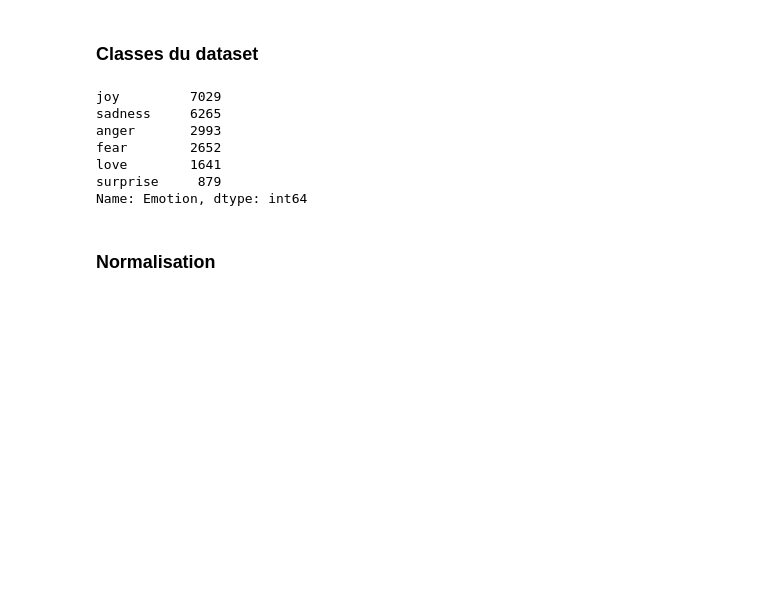
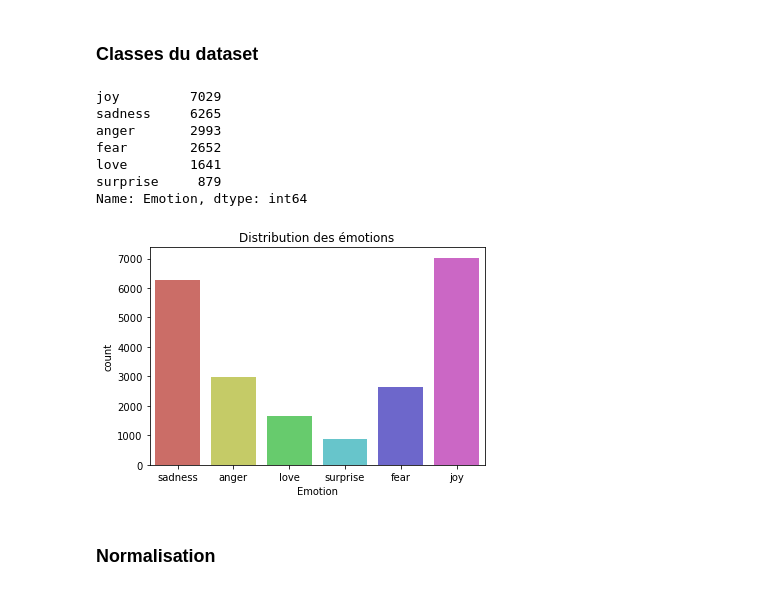
Before and after one commit to eltarr-kawther/roue-des-emotions, a Jupyter notebook: emotion_classification.ipynb, the cells around one changed output. Cells and saved outputs as stored; diff of their text form; code cells hidden in the pictures; blank space fills up the shorter version.

```diff
--- a/emotion_classification.ipynb
+++ b/emotion_classification.ipynb
@@ -62,6 +62,12 @@ fear        2652
 love        1641
 surprise     879
 Name: Emotion, dtype: int64
+# %%
+sns.countplot(x='Emotion', data=df, palette='hls')
+plt.title('Distribution des émotions')
+plt.show()
+# %% [output]
+[figure, added]
 # %% [markdown]
 ### Normalisation
 # %%
```
Also changed, not shown: parts of 5 cells of this notebook.
